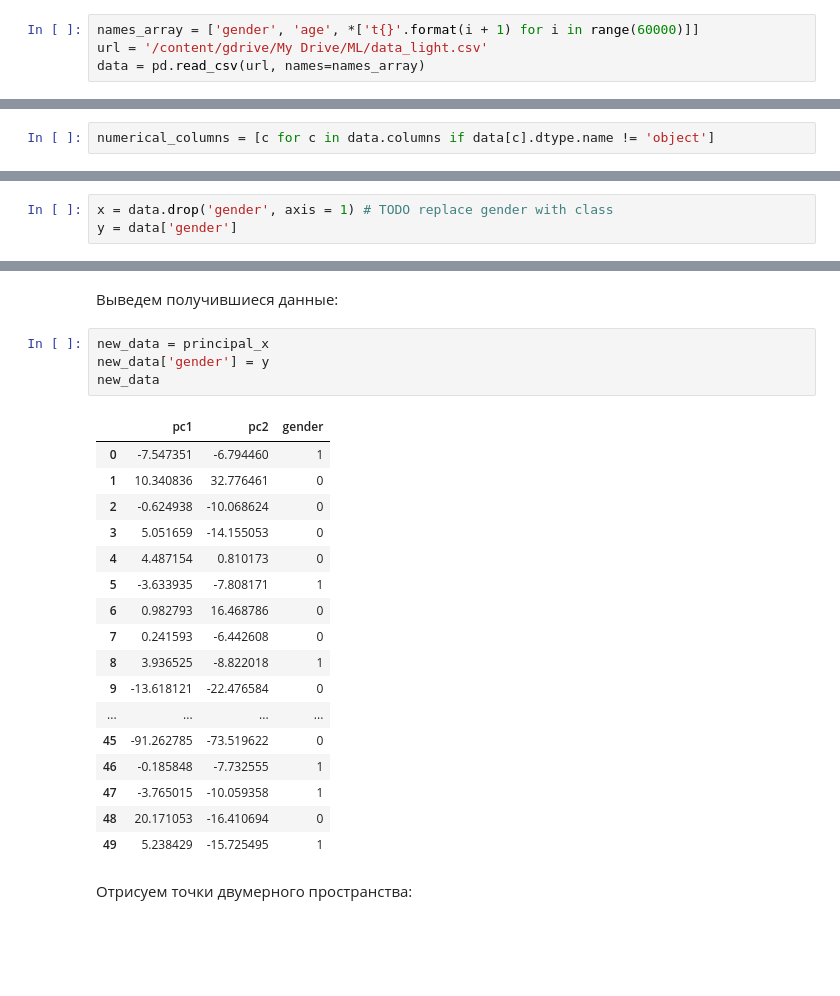
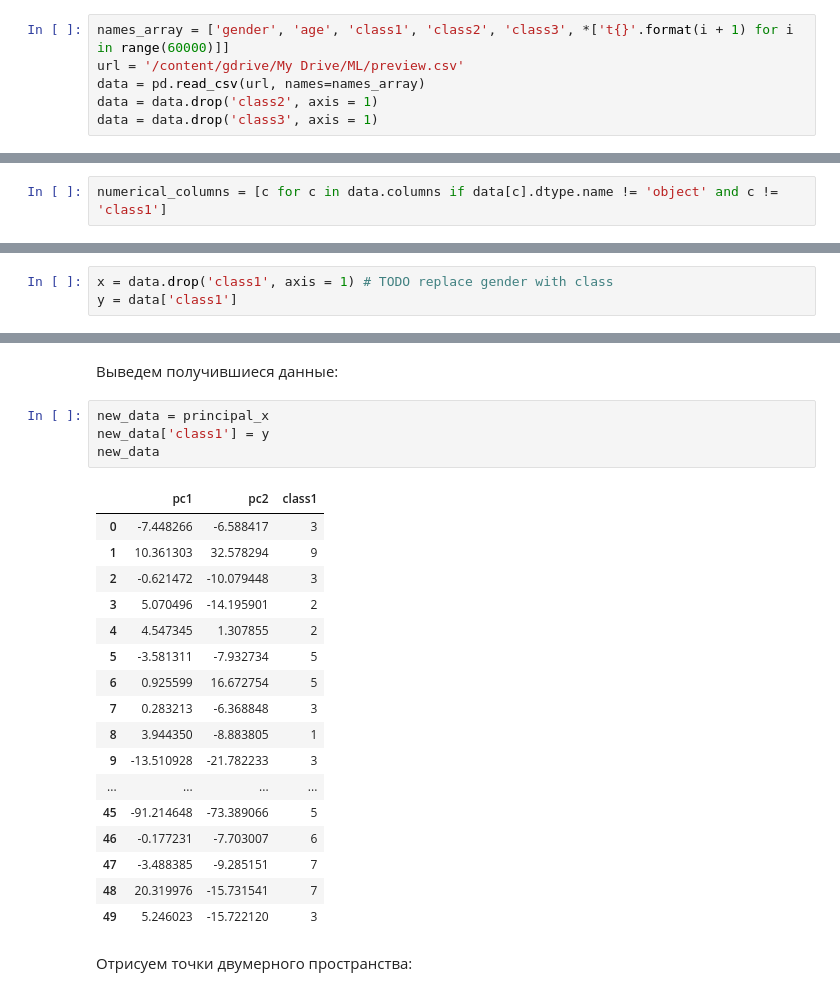
Before and after one commit to Befezdow/ai_test, a Jupyter notebook: lab2.ipynb, the cells around one changed output, grey strips where cells are left out. Drawn from its saved outputs; the diff is of its cells as text; blank space fills up the shorter version.

```diff
--- a/lab2.ipynb
+++ b/lab2.ipynb
@@ -15,9 +15,11 @@ data_light.csv  mapped_0.csv
 # %% [markdown]
 Загружаем данные из csv:
 # %%
-names_array = ['gender', 'age', *['t{}'.format(i + 1) for i in range(60000)]]
-url = '/content/gdrive/My Drive/ML/data_light.csv'
+names_array = ['gender', 'age', 'class1', 'class2', 'class3', *['t{}'.format(i + 1) for i in range(60000)]]
+url = '/content/gdrive/My Drive/ML/preview.csv'
 data = pd.read_csv(url, names=names_array)
+data = data.drop('class2', axis = 1)
+data = data.drop('class3', axis = 1)
 # %%
 data
 # %% [output]
@@ -70,7 +64,7 @@ data['age'].unique()
 array([85, 79, 66, 93, 65, 55, 82, 87, 51, 61, 90, 77, 70, 60, 62, 59, 84,
        71, 45, 48, 75, 49, 72, 78, 86, 46, 94, 33])
 # %%
-numerical_columns = [c for c in data.columns if data[c].dtype.name != 'object']
+numerical_columns = [c for c in data.columns if data[c].dtype.name != 'object' and c != 'class1']
 # %% [markdown]
 Векторизируем колонку gender:
 # %%
@@ -115,8 +111,8 @@ data
 # %% [markdown]
 Бьем данные на входы и выходы:
 # %%
-x = data.drop('gender', axis = 1) # TODO replace gender with class
-y = data['gender']
+x = data.drop('class1', axis = 1) # TODO replace gender with class
+y = data['class1']
 # %% [markdown]
 Применяем PCA с 2 компонентами и выводим значения получившихся компонент:
 # %%
@@ -152,25 +148,25 @@ principal_x
 Выведем получившиеся данные:
 # %%
 new_data = principal_x
-new_data['gender'] = y
+new_data['class1'] = y
 new_data
 # %% [output]
-|  | pc1 | pc2 | gender |
-| 0 | -7.547351 | -6.794460 | 1 |
-| 1 | 10.340836 | 32.776461 | 0 |
-| 2 | -0.624938 | -10.068624 | 0 |
-| 3 | 5.051659 | -14.155053 | 0 |
-| 4 | 4.487154 | 0.810173 | 0 |
-| 5 | -3.633935 | -7.808171 | 1 |
-| 6 | 0.982793 | 16.468786 | 0 |
-| 7 | 0.241593 | -6.442608 | 0 |
-| 8 | 3.936525 | -8.822018 | 1 |
-| 9 | -13.618121 | -22.476584 | 0 |
+|  | pc1 | pc2 | class1 |
+| 0 | -7.448266 | -6.588417 | 3 |
+| 1 | 10.361303 | 32.578294 | 9 |
+| 2 | -0.621472 | -10.079448 | 3 |
+| 3 | 5.070496 | -14.195901 | 2 |
+| 4 | 4.547345 | 1.307855 | 2 |
+| 5 | -3.581311 | -7.932734 | 5 |
+| 6 | 0.925599 | 16.672754 | 5 |
+| 7 | 0.283213 | -6.368848 | 3 |
+| 8 | 3.944350 | -8.883805 | 1 |
+| 9 | -13.510928 | -21.782233 | 3 |
 | ... | ... | ... | ... |
-| 45 | -91.262785 | -73.519622 | 0 |
-| 46 | -0.185848 | -7.732555 | 1 |
-| 47 | -3.765015 | -10.059358 | 1 |
-| 48 | 20.171053 | -16.410694 | 0 |
-| 49 | 5.238429 | -15.725495 | 1 |
+| 45 | -91.214648 | -73.389066 | 5 |
+| 46 | -0.177231 | -7.703007 | 6 |
+| 47 | -3.488385 | -9.285151 | 7 |
+| 48 | 20.319976 | -15.731541 | 7 |
+| 49 | 5.246023 | -15.722120 | 3 |
 # %% [markdown]
 Отрисуем точки двумерного пространства:
```
Also changed, not shown: parts of 14 cells of this notebook.
